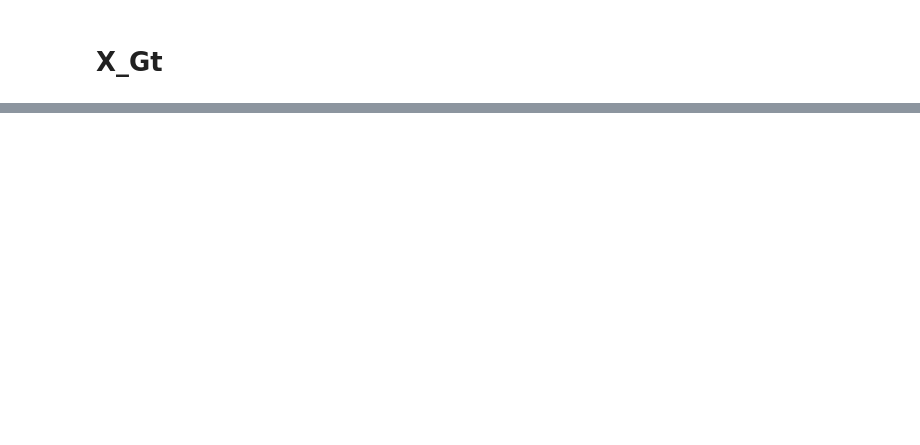
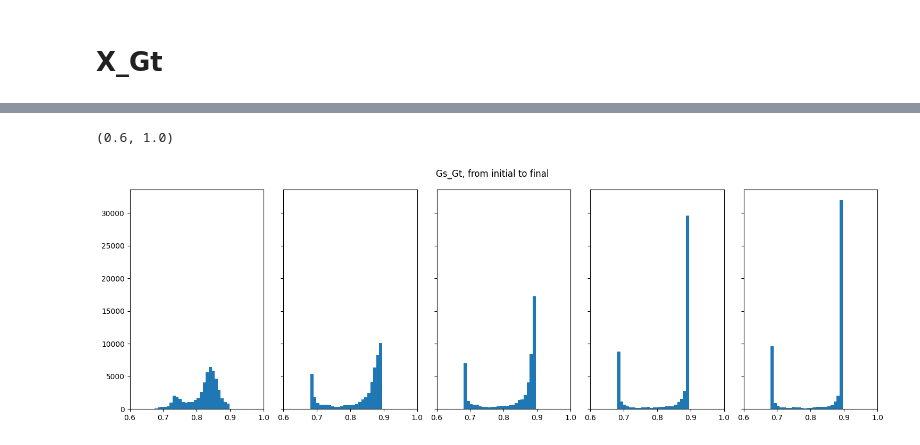
Before and after one commit to LspongebobJH/DiGress, a Jupyter notebook: notebooks/test_reverse_metrics.ipynb, the cells around one changed output, grey strips where cells are left out. Cells and saved outputs as stored; diff of their text form; code cells hidden in the pictures; blank space fills up the shorter version.

```diff
--- a/notebooks/test_reverse_metrics.ipynb
+++ b/notebooks/test_reverse_metrics.ipynb
@@ -94,0 +225,18 @@ fig.show()
+# %%
+fig, axs = plt.subplots(1, 5, sharey=True, tight_layout=True, figsize=(15, 5))
+fig.suptitle("Gs_Gt, from initial to final")
+nbins=100
+# We can set the number of bins with the *bins* keyword argument.
+axs[0].hist(Gs_Gt[-1], bins=nbins)
+axs[0].set_xlim([0.6, 1])
+axs[1].hist(Gs_Gt[-3], bins=nbins)
+axs[1].set_xlim([0.6, 1])
+axs[2].hist(Gs_Gt[-4], bins=nbins)
+axs[2].set_xlim([0.6, 1])
+axs[3].hist(Gs_Gt[-7], bins=nbins)
+axs[3].set_xlim([0.6, 1])
+axs[4].hist(Gs_Gt[-9], bins=nbins)
+axs[4].set_xlim([0.6, 1])
+# %% [output]
+(0.6, 1.0)
+[figure, added]
```
Also changed, not shown: parts of 19 cells of this notebook, 2 other files.
